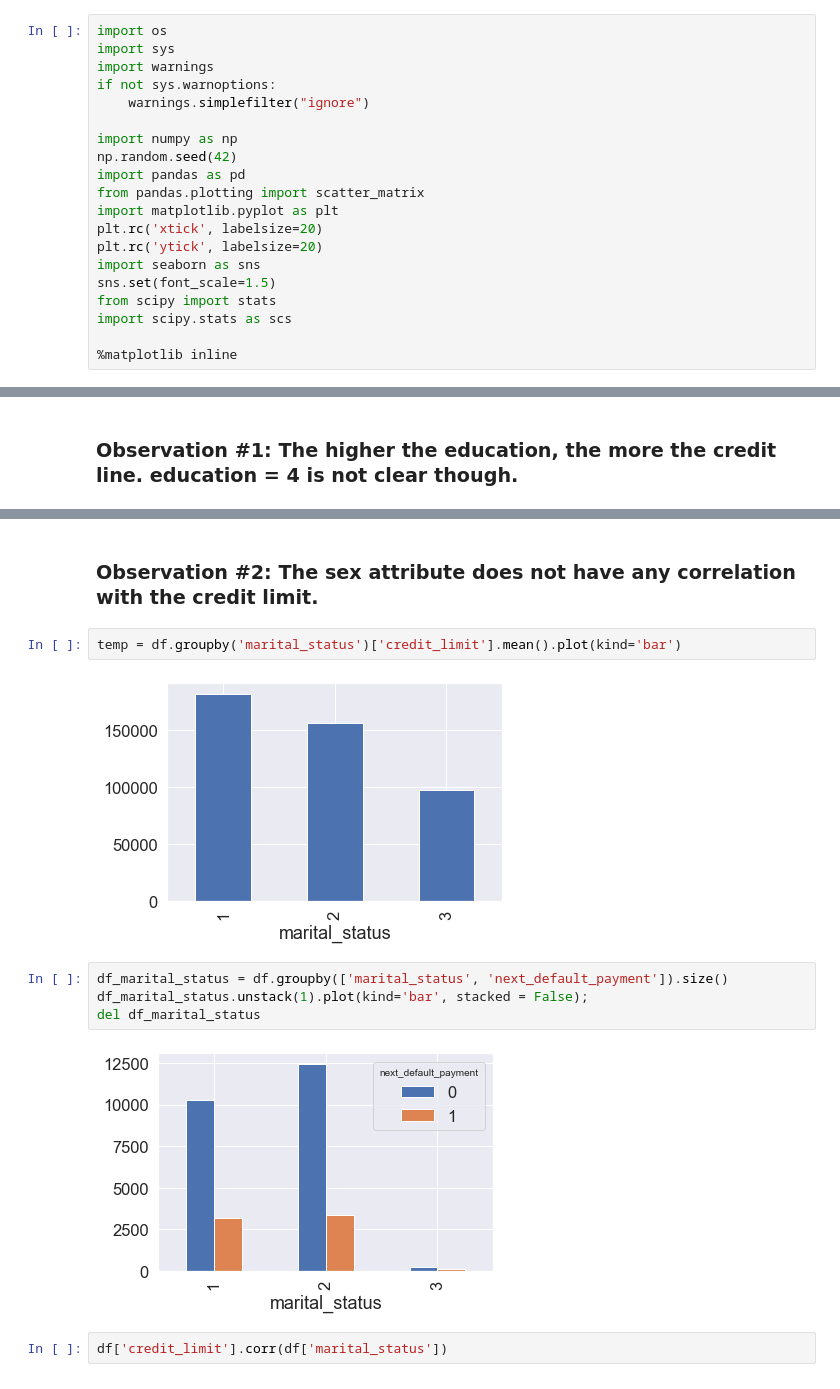
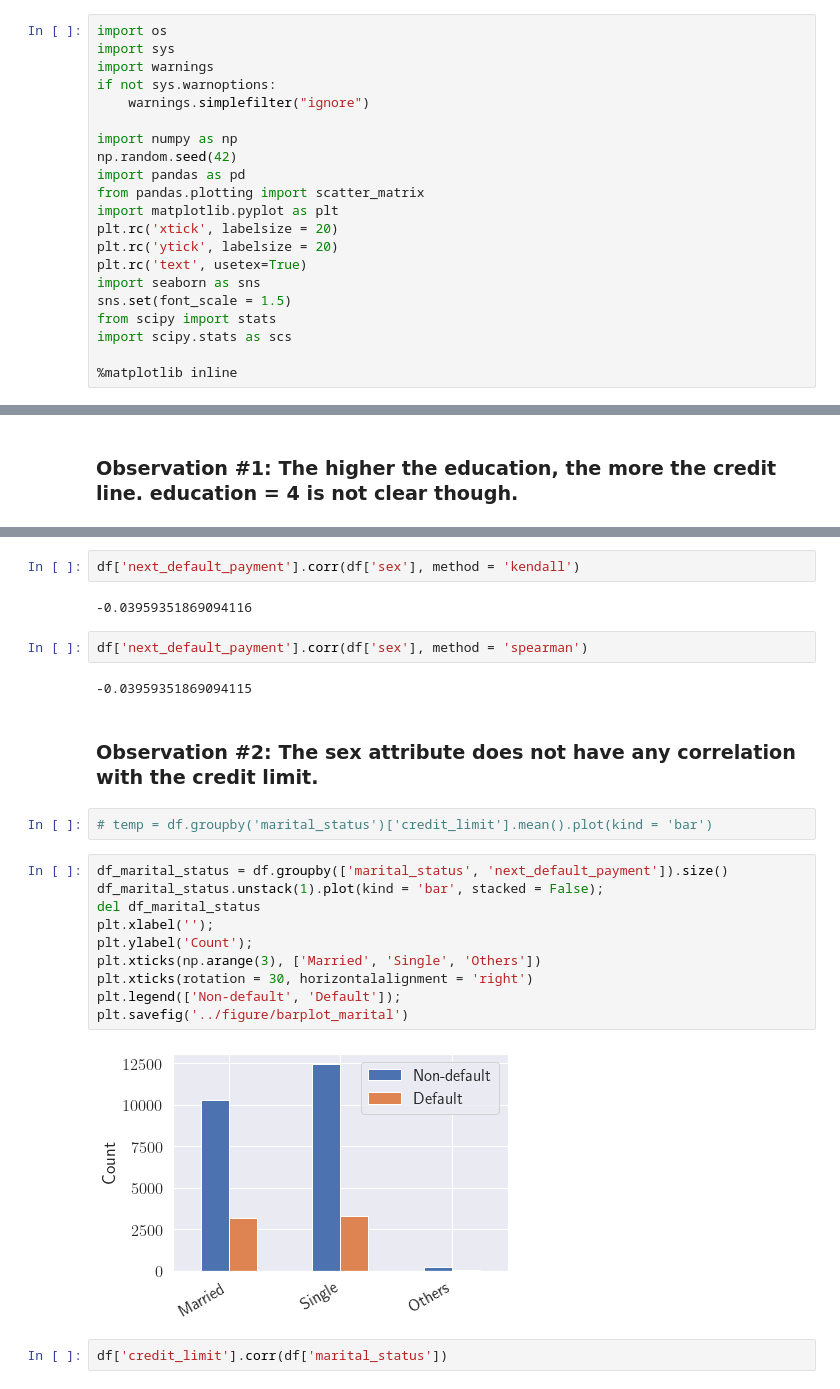
Before and after one commit to helnazsoltani/default-of-credit-card-clients, a Jupyter notebook: default-of-credit-card-clients.ipynb, the cells around one changed output, grey strips where cells are left out. Cells and saved outputs as stored; diff of their text form.

```diff
--- a/default-of-credit-card-clients.ipynb
+++ b/default-of-credit-card-clients.ipynb
@@ -10,10 +10,11 @@ np.random.seed(42)
 import pandas as pd
 from pandas.plotting import scatter_matrix
 import matplotlib.pyplot as plt
-plt.rc('xtick', labelsize=20)
-plt.rc('ytick', labelsize=20)
+plt.rc('xtick', labelsize = 20)
+plt.rc('ytick', labelsize = 20)
+plt.rc('text', usetex=True)
 import seaborn as sns
-sns.set(font_scale=1.5)
+sns.set(font_scale = 1.5)
 from scipy import stats
 import scipy.stats as scs
 
@@ -513,17 +545,29 @@ df['credit_limit'].corr(df['sex'])
 # %% [output]
 0.025079298588694454
+# %%
+df['next_default_payment'].corr(df['sex'], method = 'kendall')
+# %% [output]
+-0.03959351869094116
+# %%
+df['next_default_payment'].corr(df['sex'], method = 'spearman')
+# %% [output]
+-0.03959351869094115
 # %% [markdown]
 ### Observation #2: The sex attribute does not have any correlation with the credit limit.
 # %%
-temp = df.groupby('marital_status')['credit_limit'].mean().plot(kind='bar')
+# temp = df.groupby('marital_status')['credit_limit'].mean().plot(kind = 'bar')
-# %% [output]
-[figure, removed]
 # %%
 df_marital_status = df.groupby(['marital_status', 'next_default_payment']).size()
-df_marital_status.unstack(1).plot(kind='bar', stacked = False);
+df_marital_status.unstack(1).plot(kind = 'bar', stacked = False);
 del df_marital_status
+plt.xlabel('');
+plt.ylabel('Count');
+plt.xticks(np.arange(3), ['Married', 'Single', 'Others'])
+plt.xticks(rotation = 30, horizontalalignment = 'right')
+plt.legend(['Non-default', 'Default']);
+plt.savefig('../figure/barplot_marital')
 # %% [output]
-[figure, old version]
+[figure, new version]
 # %%
 df['credit_limit'].corr(df['marital_status'])
 # %% [output]
```
Also changed, not shown: parts of 68 cells of this notebook.
